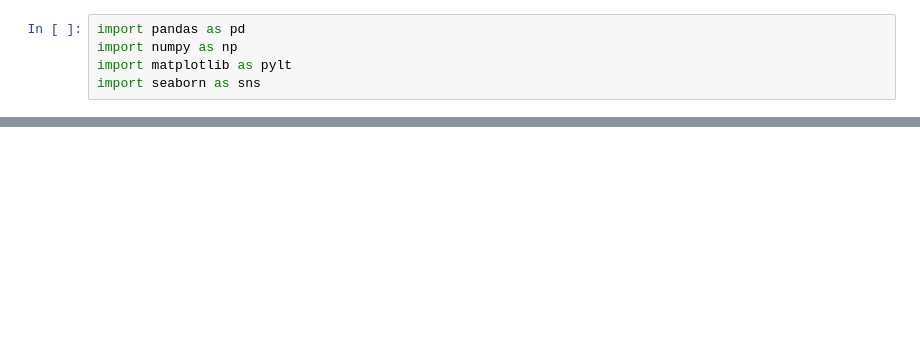
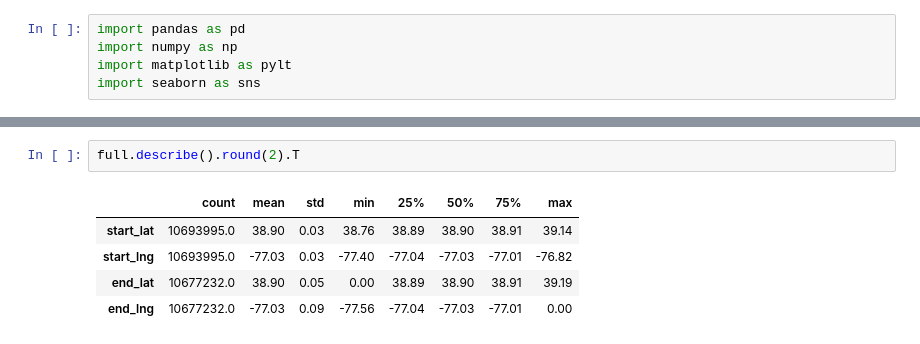
Before and after one commit to Godwin-Oti/Capital-Bike-Share-Analysis-Machine-Learning, a Jupyter notebook: Full.ipynb, the cells around one changed output, grey strips where cells are left out. Drawn from its saved outputs; the diff is of its cells as text; blank space fills up the shorter version.

```diff
--- a/Full.ipynb
+++ b/Full.ipynb
@@ -16,0 +50,8 @@ full.head()
+# %%
+full.describe().round(2).T
+# %% [output]
+|  | count | mean | std | min | 25% | 50% | 75% | max |
+| start_lat | 10693995.0 | 38.90 | 0.03 | 38.76 | 38.89 | 38.90 | 38.91 | 39.14 |
+| start_lng | 10693995.0 | -77.03 | 0.03 | -77.40 | -77.04 | -77.03 | -77.01 | -76.82 |
+| end_lat | 10677232.0 | 38.90 | 0.05 | 0.00 | 38.89 | 38.90 | 38.91 | 39.19 |
+| end_lng | 10677232.0 | -77.03 | 0.09 | -77.56 | -77.04 | -77.03 | -77.01 | 0.00 |
```
Also changed, not shown: parts of 4 cells of this notebook, 1 other file.
